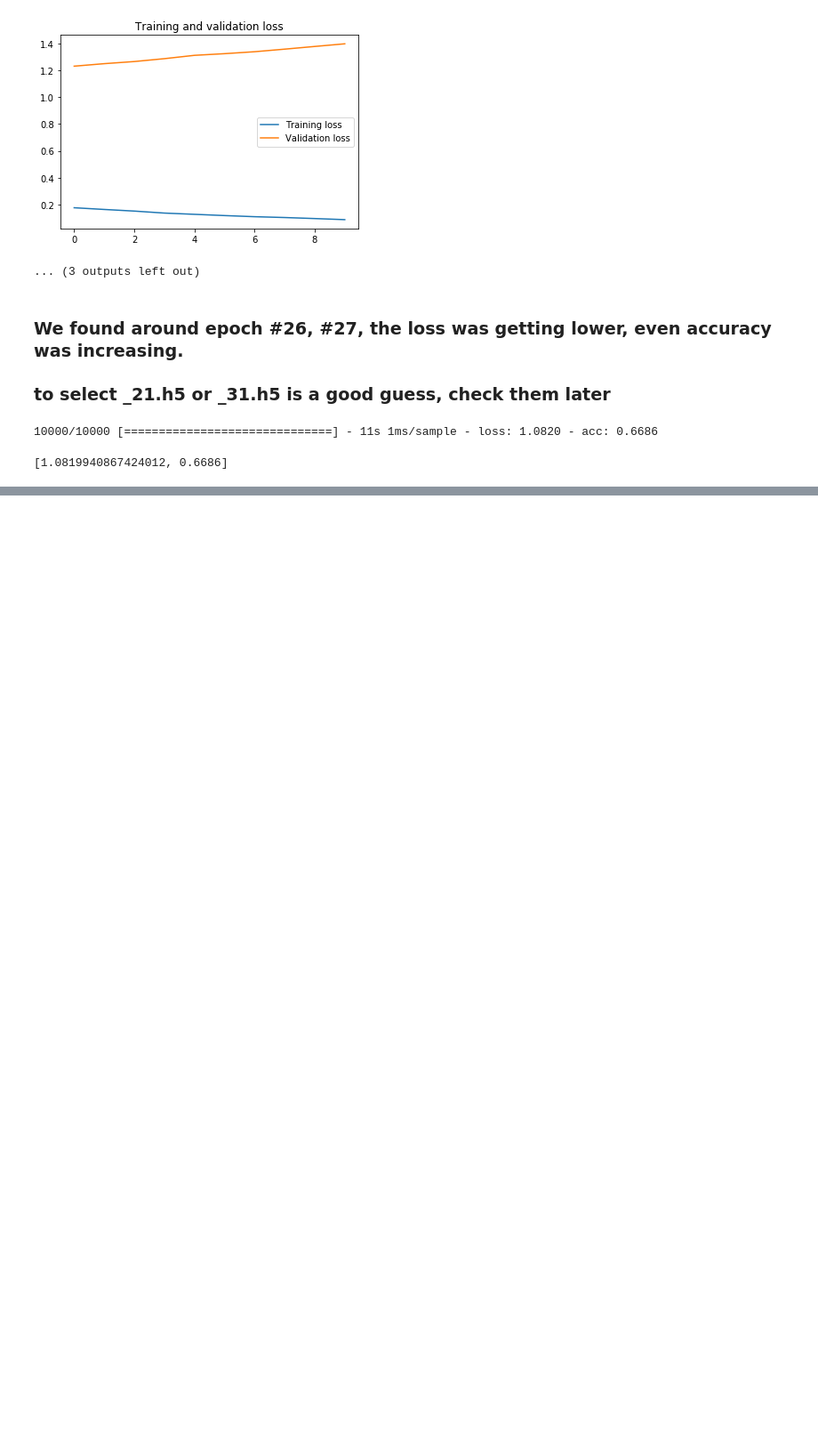
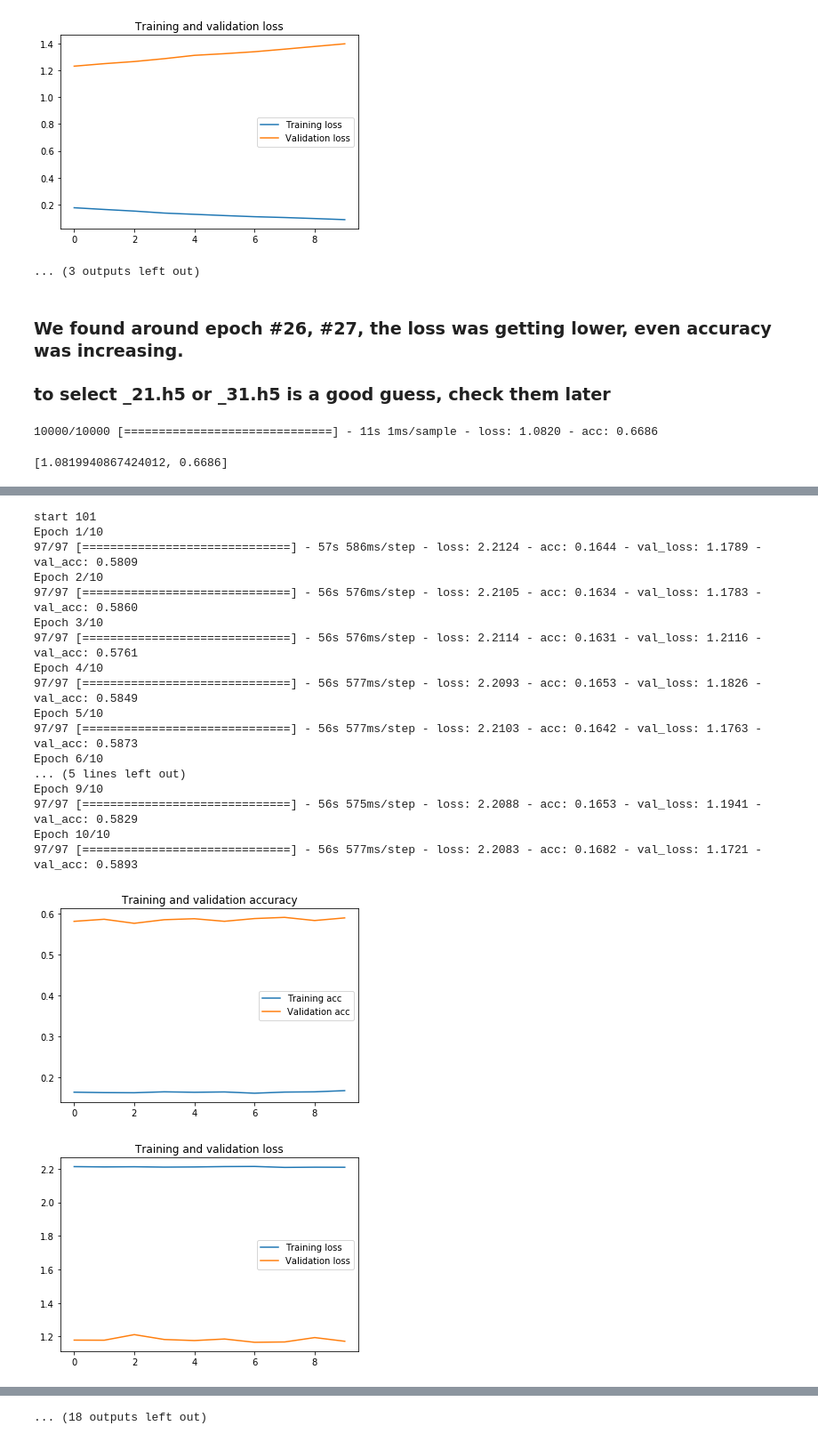
Before and after one commit to PatrickRuan/2nd-ML100Days, a Jupyter notebook: Day100_transfer_learning_HW的副本.ipynb, the cells around one changed output, grey strips where cells are left out. Shown at 89% size. Cells and saved outputs as stored; diff of their text form; code cells hidden in the pictures; blank space fills up the shorter version.

```diff
--- a/Day100_transfer_learning_HW的副本.ipynb
+++ b/Day100_transfer_learning_HW的副本.ipynb
@@ -323,0 +462,34 @@ for i in range(train_cycle):
+# %%
+train_cycle = 10
+epoch_num = 10
+
+for i in range(train_cycle):
+  print(f'start {101+i*10}')
+  fname = 'model-resnet50-final-AR'+str(101+i*10)+'.h5'
+  WEIGHTS_FINAL = root+'ColabOK/'+fname
+  history_AR= net_final.fit_generator(train_datagen.flow(x_train, y_train, batch_size=512),
+                    steps_per_epoch=int(len(x_train)//512),
+                    validation_data=(x_test, y_test),
+                    epochs=epoch_num, verbose=1)
+  net_final.save(WEIGHTS_FINAL)
+  call_history(history_AR)
+# %% [output]
+start 101
+Epoch 1/10
+97/97 [==============================] - 57s 586ms/step - loss: 2.2124 - acc: 0.1644 - val_loss: 1.1789 - val_acc: 0.5809
+Epoch 2/10
+97/97 [==============================] - 56s 576ms/step - loss: 2.2105 - acc: 0.1634 - val_loss: 1.1783 - val_acc: 0.5860
+Epoch 3/10
+97/97 [==============================] - 56s 576ms/step - loss: 2.2114 - acc: 0.1631 - val_loss: 1.2116 - val_acc: 0.5761
+Epoch 4/10
+97/97 [==============================] - 56s 577ms/step - loss: 2.2093 - acc: 0.1653 - val_loss: 1.1826 - val_acc: 0.5849
+Epoch 5/10
+97/97 [==============================] - 56s 577ms/step - loss: 2.2103 - acc: 0.1642 - val_loss: 1.1763 - val_acc: 0.5873
+Epoch 6/10
+... (5 lines left out)
+Epoch 9/10
+97/97 [==============================] - 56s 575ms/step - loss: 2.2088 - acc: 0.1653 - val_loss: 1.1941 - val_acc: 0.5829
+Epoch 10/10
+97/97 [==============================] - 56s 577ms/step - loss: 2.2083 - acc: 0.1682 - val_loss: 1.1721 - val_acc: 0.5893
+[figure, added]
+[figure, added]
@@ -323,0 +553 @@ for i in range(train_cycle):
+... (18 outputs left out)
```
Also changed, not shown: parts of 3 cells of this notebook.
